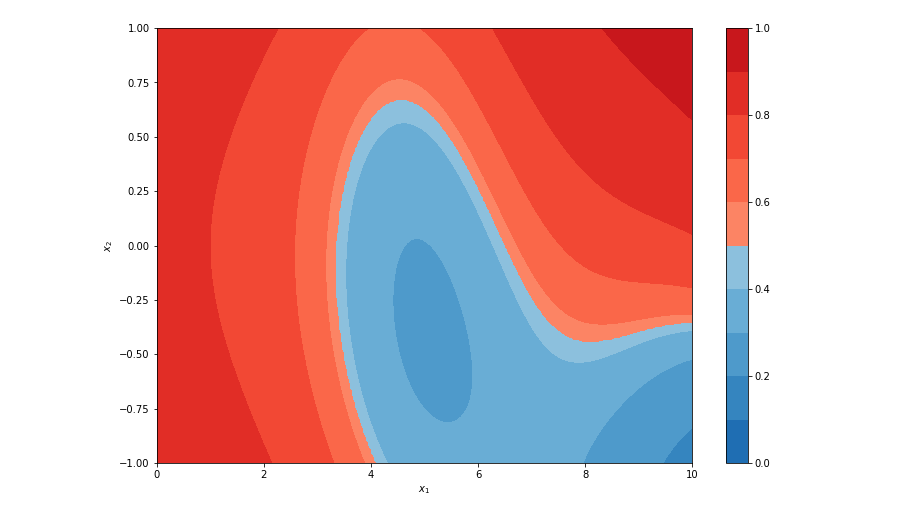
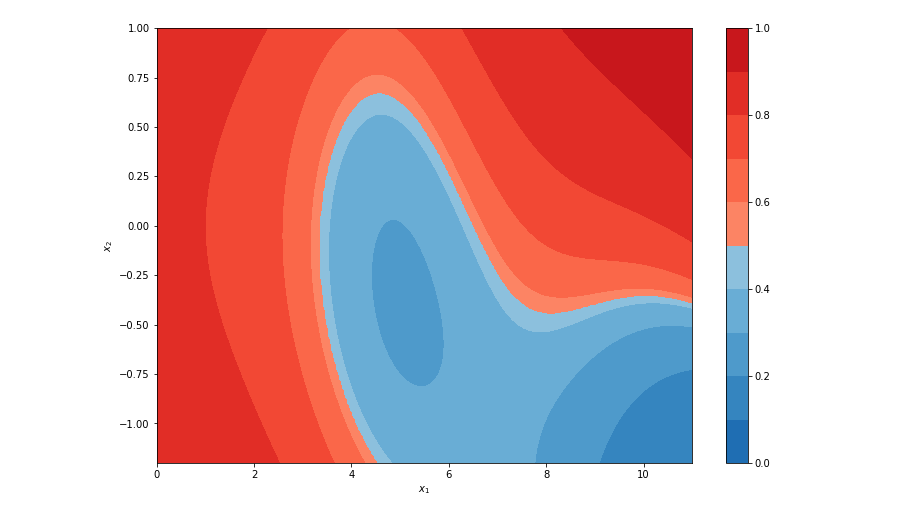
Before and after one commit to ArneRustad/Master-thesis-cf, a Jupyter notebook: Compare counterfactuals.ipynb, the cells around one changed output. Cells and saved outputs as stored; diff of their text form; code cells hidden in the pictures.

```diff
--- a/Compare counterfactuals.ipynb
+++ b/Compare counterfactuals.ipynb
@@ -34,36 +31,36 @@ n_cols = 10
 colors1 = matplotlib.cm.get_cmap('Blues_r')(np.linspace(0.2, 0.6, n_cols))
 colors2 = matplotlib.cm.get_cmap('Reds')(np.linspace(0.4, 0.8, n_cols))
 
 # combine them and build a new colormap
 colors = np.vstack((colors1, colors2))
 cmap_br = mcolors.LinearSegmentedColormap.from_list('my_colormap', colors)
 
 def classifier_func(x1, x2):
     a = 0.1 * (x1 - 5)**2 + (x2)**2 - 0.5 + 0.2 * tf.sqrt(x1) - 0.1*x1 + 0.005*x1**3 * x2 + 0.5*np.sin(x1) + 0.3*np.cos(x2)
     b = tf.sign(a) * (tf.abs(a))**(1/2)
     return(tf.math.sigmoid(b).numpy())
 
 
 fig, ax = plt.subplots(figsize=[12,8])
 def plot_heatmap(ax, heat_map_res = 200, incl_axis_labels = True, incl_colorbar = True, ret_contour = True):
-    x1 = np.linspace(0, 10, heat_map_res)
-    x2 = np.linspace(-1, 1, heat_map_res)
+    x1 = np.linspace(0, 11, heat_map_res)
+    x2 = np.linspace(-1.2, 1, heat_map_res)
     x1_mesh, x2_mesh = np.meshgrid(x1, x2)
 
     y_mesh = classifier_func(x1_mesh, x2_mesh)
     cont1 = ax.contourf(x1_mesh, x2_mesh, y_mesh, levels = np.linspace(0, 1, n_cols + 1), cmap = cmap_br)
     if (incl_axis_labels):
         ax.set_xlabel(r"$x_1$")
         ax.set_ylabel(r"$x_2$")
     if incl_colorbar:
         plt.colorbar(cont1, ax = ax)
     if ret_contour:
         return cont1
 
 plot_heatmap(ax)
 plt.savefig(os.path.join(image_dir, "prediction_func_for_cf_testing.svg"))
 # %% [output]
-[figure, old version]
+[figure, new version]
 # %%
 def classifier(data):
     return(classifier_func(data["x1"], data["x2"]))
```
Also changed, not shown: parts of 24 cells of this notebook, 5 other files.
